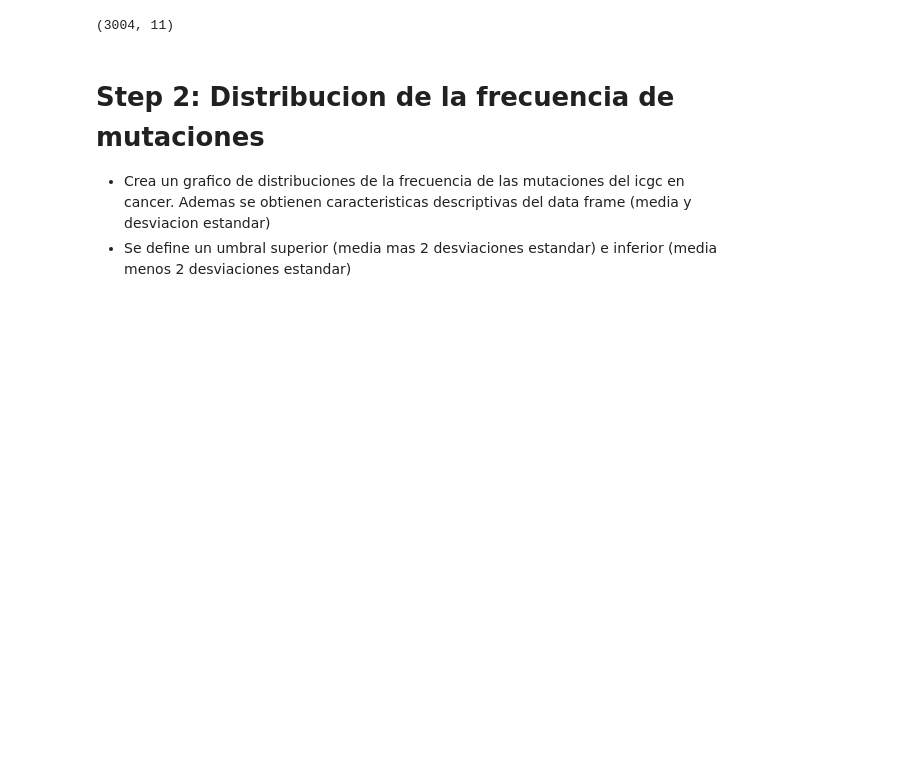
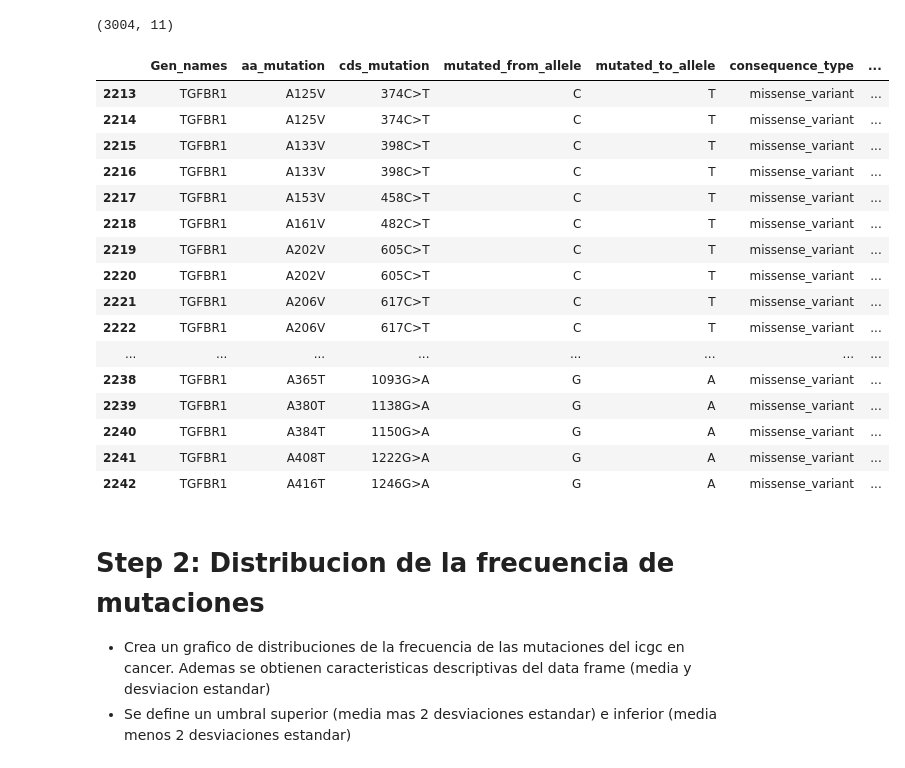
Before and after one commit to Nanocell-Lab/TCancer_RareDiseases, a Jupyter notebook: src/03.mut_frecuentes_icgc.ipynb, the cells around one changed output. Drawn from its saved outputs; the diff is of its cells as text; code cells hidden in the pictures; blank space fills up the shorter version.

```diff
--- a/src/03.mut_frecuentes_icgc.ipynb
+++ b/src/03.mut_frecuentes_icgc.ipynb
@@ -209,6 +209,26 @@ df_drop['aa_mutation'].nunique()
 df_drop.shape
 # %% [output]
 (3004, 11)
+# %%
+df_drop[df_drop['Gen_names']=='TGFBR1'].head(30)
+# %% [output]
+|  | Gen_names | aa_mutation | cds_mutation | mutated_from_allele | mutated_to_allele | consequence_type | ... |
+| 2213 | TGFBR1 | A125V | 374C>T | C | T | missense_variant | ... |
+| 2214 | TGFBR1 | A125V | 374C>T | C | T | missense_variant | ... |
+| 2215 | TGFBR1 | A133V | 398C>T | C | T | missense_variant | ... |
+| 2216 | TGFBR1 | A133V | 398C>T | C | T | missense_variant | ... |
+| 2217 | TGFBR1 | A153V | 458C>T | C | T | missense_variant | ... |
+| 2218 | TGFBR1 | A161V | 482C>T | C | T | missense_variant | ... |
+| 2219 | TGFBR1 | A202V | 605C>T | C | T | missense_variant | ... |
+| 2220 | TGFBR1 | A202V | 605C>T | C | T | missense_variant | ... |
+| 2221 | TGFBR1 | A206V | 617C>T | C | T | missense_variant | ... |
+| 2222 | TGFBR1 | A206V | 617C>T | C | T | missense_variant | ... |
+| ... | ... | ... | ... | ... | ... | ... | ... |
+| 2238 | TGFBR1 | A365T | 1093G>A | G | A | missense_variant | ... |
+| 2239 | TGFBR1 | A380T | 1138G>A | G | A | missense_variant | ... |
+| 2240 | TGFBR1 | A384T | 1150G>A | G | A | missense_variant | ... |
+| 2241 | TGFBR1 | A408T | 1222G>A | G | A | missense_variant | ... |
+| 2242 | TGFBR1 | A416T | 1246G>A | G | A | missense_variant | ... |
 # %% [markdown]
 # Step 2: Distribucion de la frecuencia de mutaciones
 
```
Also changed, not shown: parts of 1 cell of this notebook, 2 other files.
